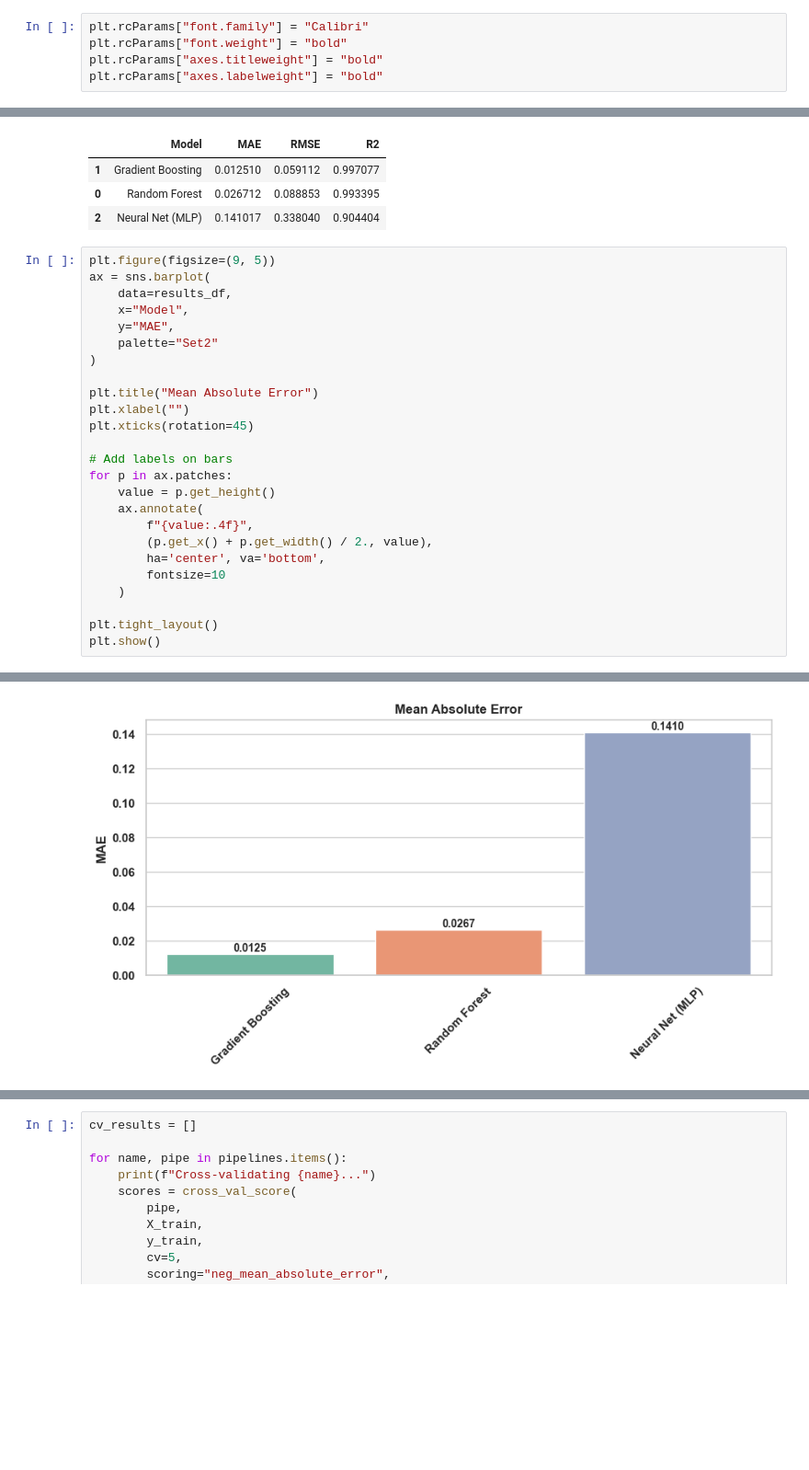
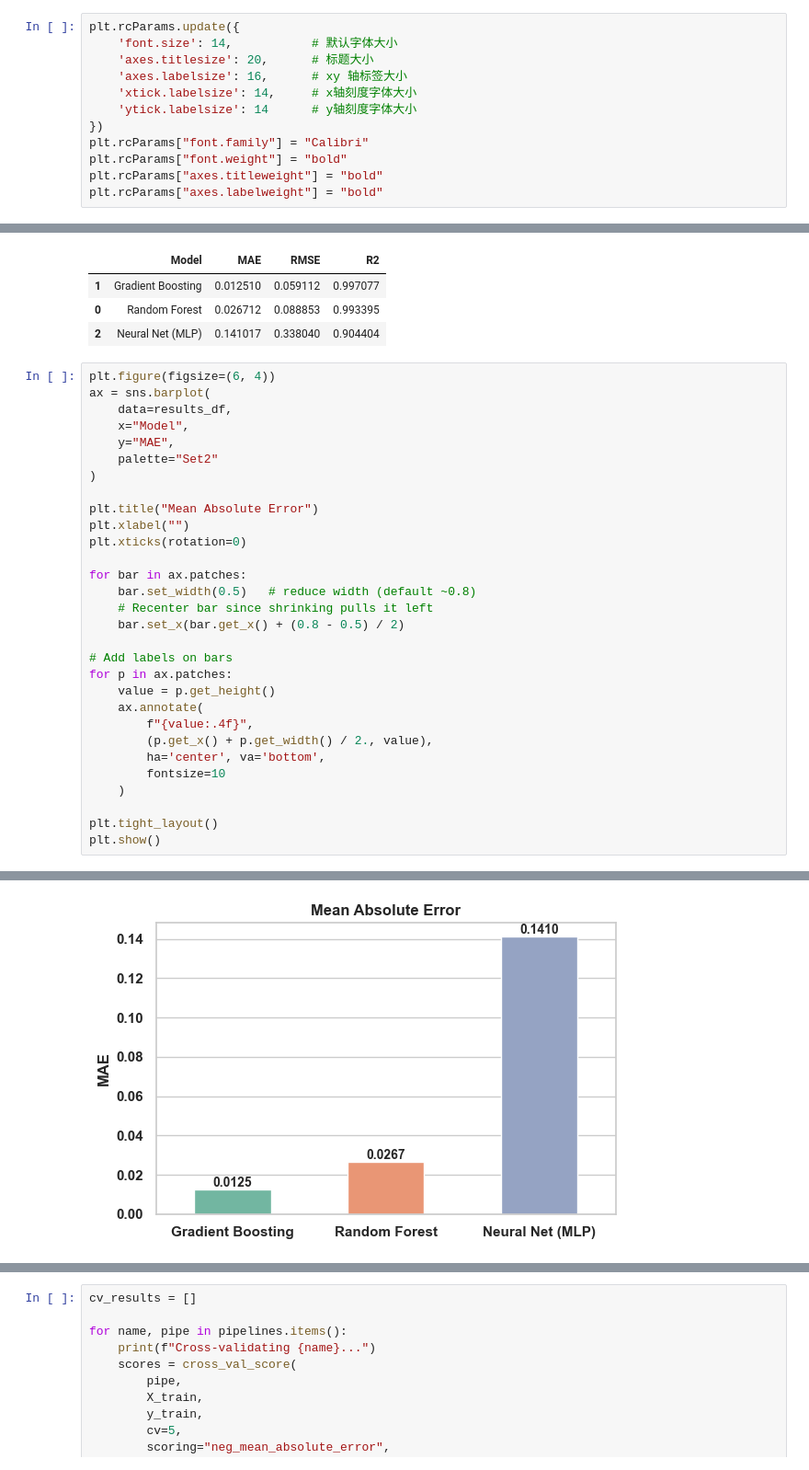
Before and after one commit to cjyaddone/ECE-143-Project, a Jupyter notebook: Plots.ipynb, the cells around one changed output, grey strips where cells are left out. Shown at 92% size. Drawn from its saved outputs; the diff is of its cells as text; blank space fills up the shorter version.

Commit message:
Updated font size and force plot

```diff
--- a/Plots.ipynb
+++ b/Plots.ipynb
@@ -39,6 +39,13 @@ df["Sleep Disorder"] = df["Sleep Disorder"].fillna("None").replace({
 # %% [markdown]
 ## Fix font for plots
 # %%
+plt.rcParams.update({
+    'font.size': 14,           # 默认字体大小
+    'axes.titlesize': 20,      # 标题大小
+    'axes.labelsize': 16,      # xy 轴标签大小
+    'xtick.labelsize': 14,     # x轴刻度字体大小
+    'ytick.labelsize': 14      # y轴刻度字体大小
+})
 plt.rcParams["font.family"] = "Calibri"
 plt.rcParams["font.weight"] = "bold"
 plt.rcParams["axes.titleweight"] = "bold"
@@ -721,33 +728,38 @@ Training Neural Net (MLP)...
 | 0 | Random Forest | 0.026712 | 0.088853 | 0.993395 |
 | 2 | Neural Net (MLP) | 0.141017 | 0.338040 | 0.904404 |
 # %%
-plt.figure(figsize=(9, 5))
+plt.figure(figsize=(6, 4))
 ax = sns.barplot(
     data=results_df,
     x="Model",
     y="MAE",
     palette="Set2"
 )
 
 plt.title("Mean Absolute Error")
 plt.xlabel("")
-plt.xticks(rotation=45)
+plt.xticks(rotation=0)
+
+for bar in ax.patches:
+    bar.set_width(0.5)   # reduce width (default ~0.8)
+    # Recenter bar since shrinking pulls it left
+    bar.set_x(bar.get_x() + (0.8 - 0.5) / 2)
 
 # Add labels on bars
 for p in ax.patches:
     value = p.get_height()
     ax.annotate(
         f"{value:.4f}",
         (p.get_x() + p.get_width() / 2., value),
         ha='center', va='bottom',
         fontsize=10
     )
 
 plt.tight_layout()
 plt.show()
 # %% [output]
 Passing `palette` without assigning `hue` is deprecated and will be removed in v0.14.0. Assign the `x` variable to `hue` and set `legend=False` for the same effect.
 
   ax = sns.barplot(
-[figure, old version]
+[figure, new version]
 # %%
```
Also changed, not shown: parts of 13 cells of this notebook.
